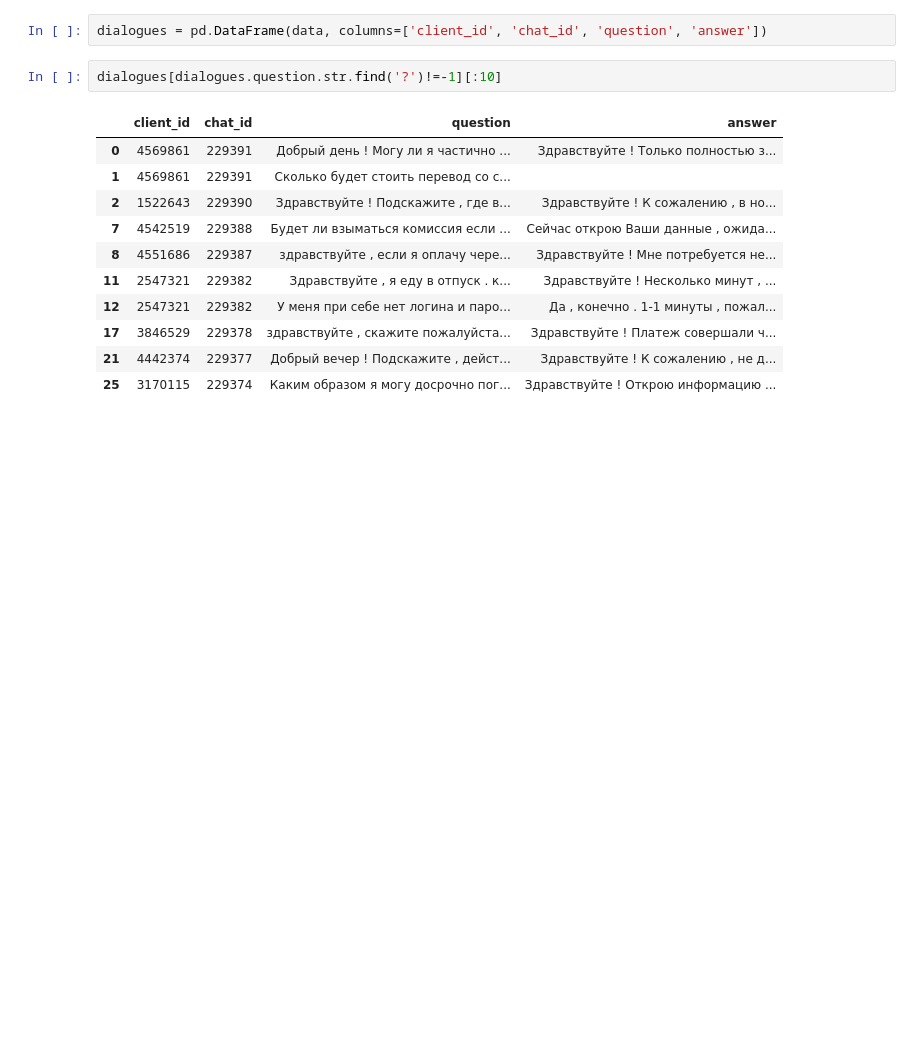
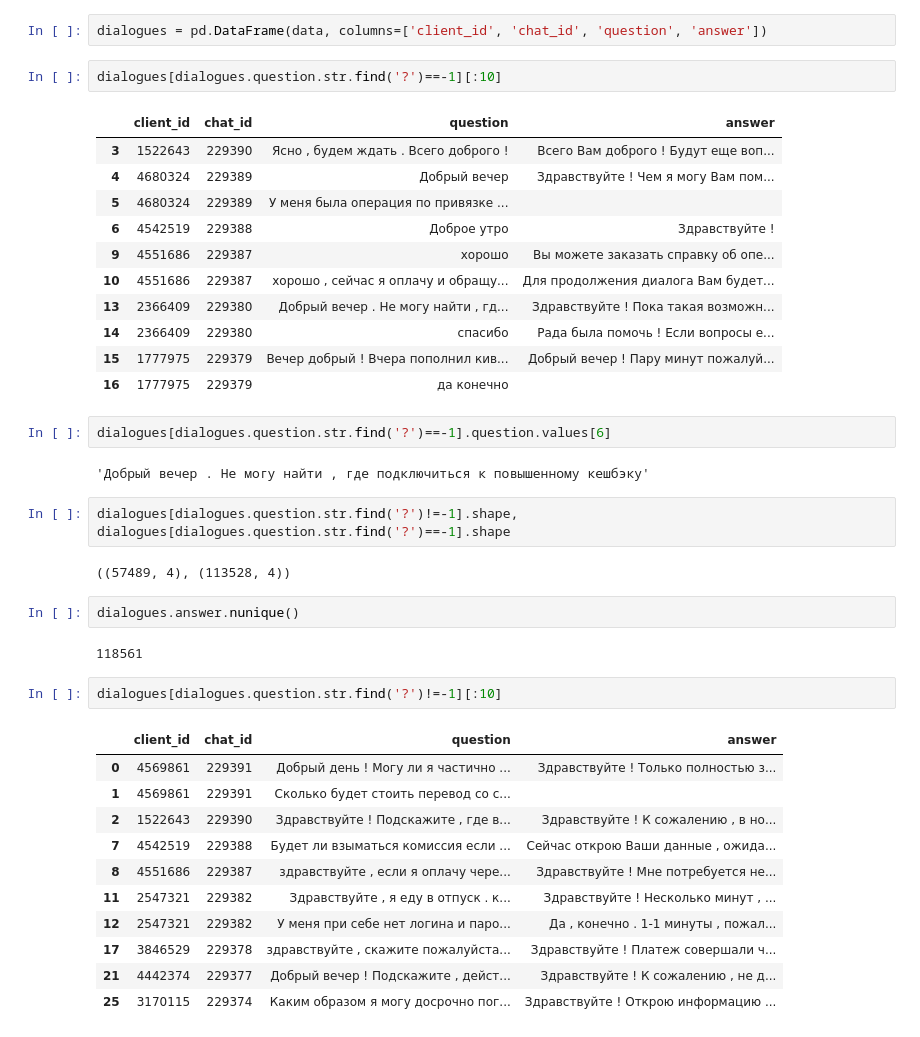
Before and after one commit to gofat/mcs_final, a Jupyter notebook: 3_final_assignment.ipynb, the cells around one changed output. Saved outputs shown, nothing was run; the diff lists cells and outputs as text; blank space fills up the shorter version.

```diff
--- a/3_final_assignment.ipynb
+++ b/3_final_assignment.ipynb
@@ -115,5 +117,31 @@ for chat in tqdm(raw_chats.split('-- -- -- --')):
 # %%
 dialogues = pd.DataFrame(data, columns=['client_id', 'chat_id', 'question', 'answer'])
+# %%
+dialogues[dialogues.question.str.find('?')==-1][:10]
+# %% [output]
+|  | client_id | chat_id | question | answer |
+| 3 | 1522643 | 229390 | Ясно , будем ждать . Всего доброго ! | Всего Вам доброго ! Будут еще воп... |
+| 4 | 4680324 | 229389 | Добрый вечер | Здравствуйте ! Чем я могу Вам пом... |
+| 5 | 4680324 | 229389 | У меня была операция по привязке ... |  |
+| 6 | 4542519 | 229388 | Доброе утро | Здравствуйте ! |
+| 9 | 4551686 | 229387 | хорошо | Вы можете заказать справку об опе... |
+| 10 | 4551686 | 229387 | хорошо , сейчас я оплачу и обращу... | Для продолжения диалога Вам будет... |
+| 13 | 2366409 | 229380 | Добрый вечер . Не могу найти , гд... | Здравствуйте ! Пока такая возможн... |
+| 14 | 2366409 | 229380 | спасибо | Рада была помочь ! Если вопросы е... |
+| 15 | 1777975 | 229379 | Вечер добрый ! Вчера пополнил кив... | Добрый вечер ! Пару минут пожалуй... |
+| 16 | 1777975 | 229379 | да конечно |  |
+# %%
+dialogues[dialogues.question.str.find('?')==-1].question.values[6]
+# %% [output]
+'Добрый вечер . Не могу найти , где подключиться к повышенному кешбэку'
+# %%
+dialogues[dialogues.question.str.find('?')!=-1].shape, dialogues[dialogues.question.str.find('?')==-1].shape
+# %% [output]
+((57489, 4), (113528, 4))
+# %%
+dialogues.answer.nunique()
+# %% [output]
+118561
 # %%
 dialogues[dialogues.question.str.find('?')!=-1][:10]
 # %% [output]
```
Also changed, not shown: parts of 2 cells of this notebook.
